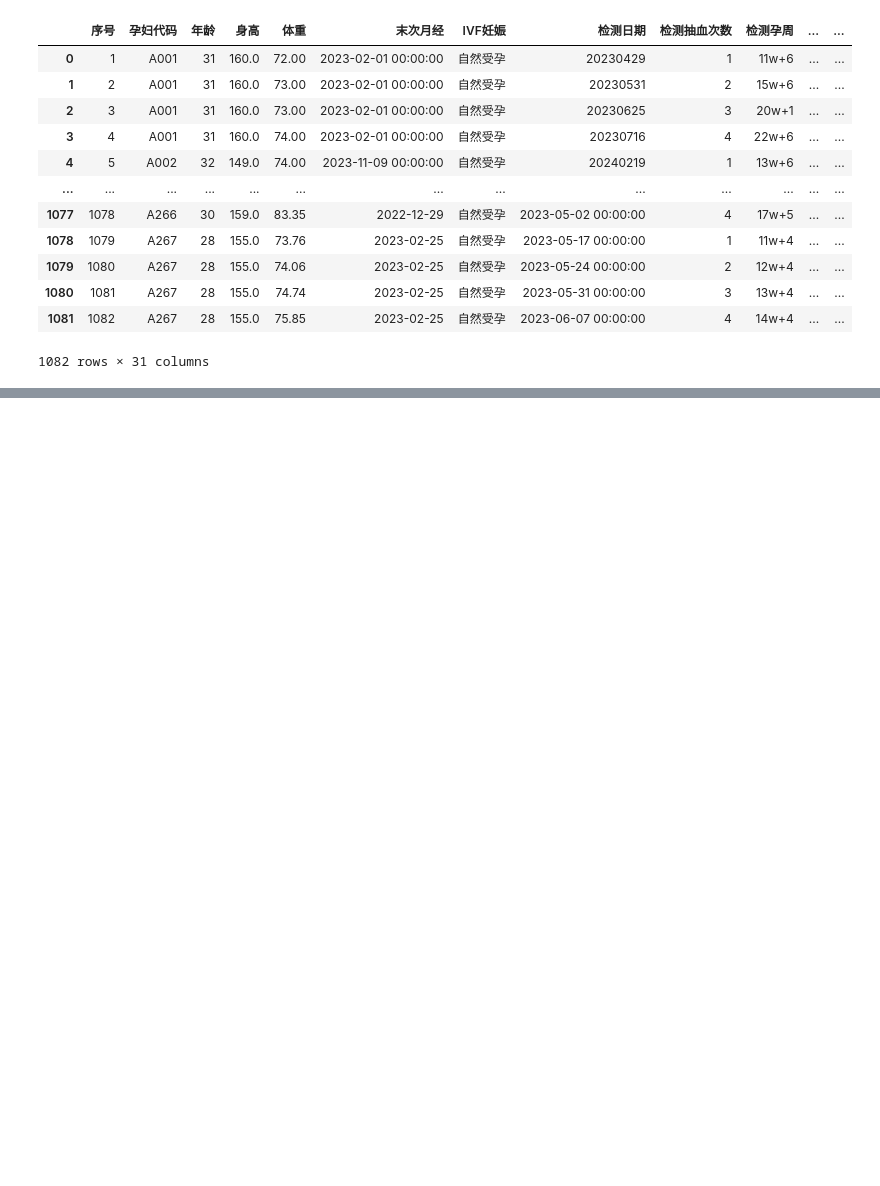
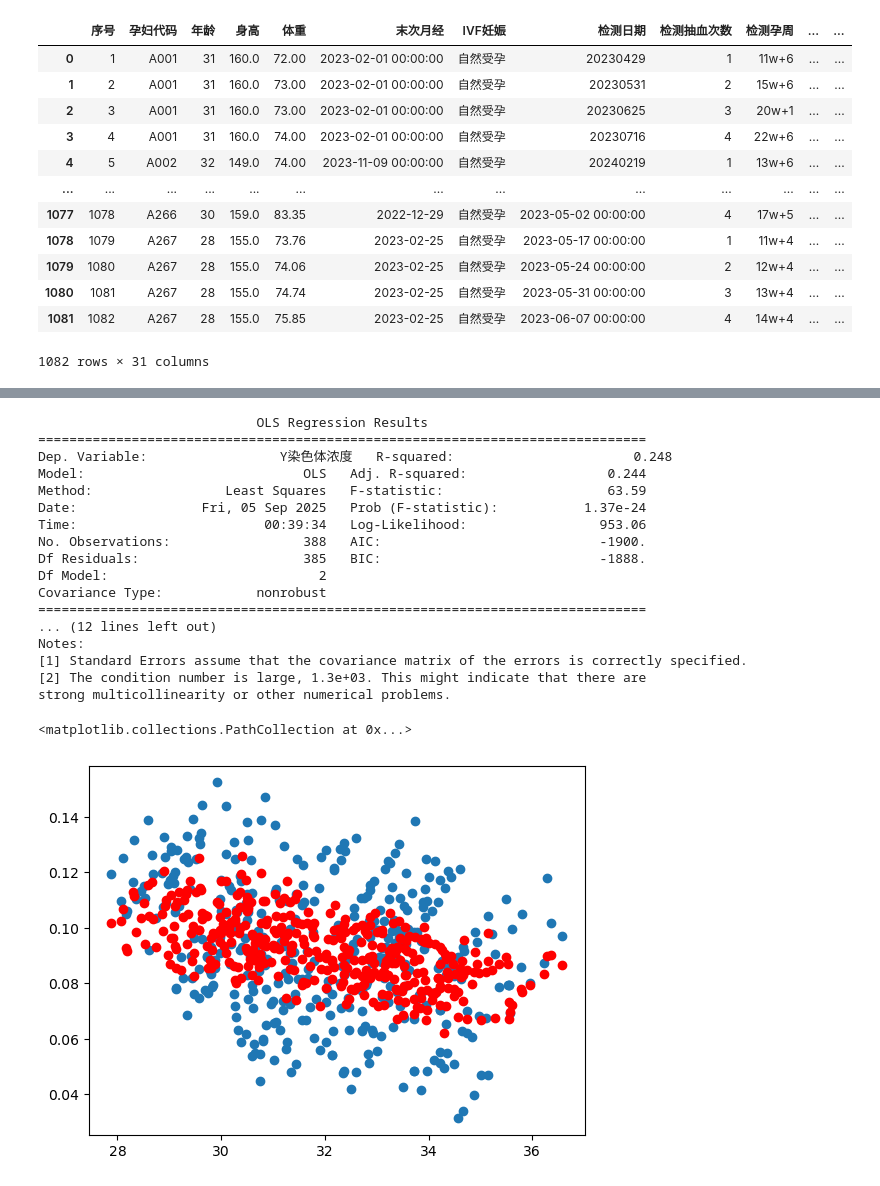
Before and after one commit to YichenShen0103/CUMCM-25C, a Jupyter notebook: data_explore.ipynb, the cells around one changed output, grey strips where cells are left out. Drawn from its saved outputs; the diff is of its cells as text; code cells hidden in the pictures; blank space fills up the shorter version.

```diff
--- a/data_explore.ipynb
+++ b/data_explore.ipynb
@@ -142,0 +312,39 @@ Requirement already satisfied: typing_extensions>3.10.0.2 in /opt/miniconda3/lib
+# %%
+import statsmodels.api as sm
+
+# 假设 df 是你的数据框，y是因变量，X是自变量列表
+data["log孕天"] = np.log(data["孕天"])
+X = data[['孕妇BMI', 'log孕天']]
+y = data['Y染色体浓度']
+
+# 添加截距项
+X = sm.add_constant(X)
+
+# 拟合OLS模型
+model = sm.OLS(y, X).fit()
+
+# 输出回归结果
+print(model.summary())
+
+plt.scatter(data["孕妇BMI"], data["Y染色体浓度"])
+plt.scatter(data["孕妇BMI"], model.predict(X), color='red')
+# %% [output]
+                            OLS Regression Results
+==============================================================================
+Dep. Variable:                 Y染色体浓度   R-squared:                       0.248
+Model:                            OLS   Adj. R-squared:                  0.244
+Method:                 Least Squares   F-statistic:                     63.59
+Date:                Fri, 05 Sep 2025   Prob (F-statistic):           1.37e-24
+Time:                        00:39:34   Log-Likelihood:                 953.06
+No. Observations:                 388   AIC:                            -1900.
+Df Residuals:                     385   BIC:                            -1888.
+Df Model:                           2
+Covariance Type:            nonrobust
+==============================================================================
+... (12 lines left out)
+Notes:
+[1] Standard Errors assume that the covariance matrix of the errors is correctly specified.
+[2] The condition number is large, 1.3e+03. This might indicate that there are
+strong multicollinearity or other numerical problems.
+<matplotlib.collections.PathCollection at 0x...>
+[figure, added]
```
Also changed, not shown: parts of 7 cells of this notebook.
